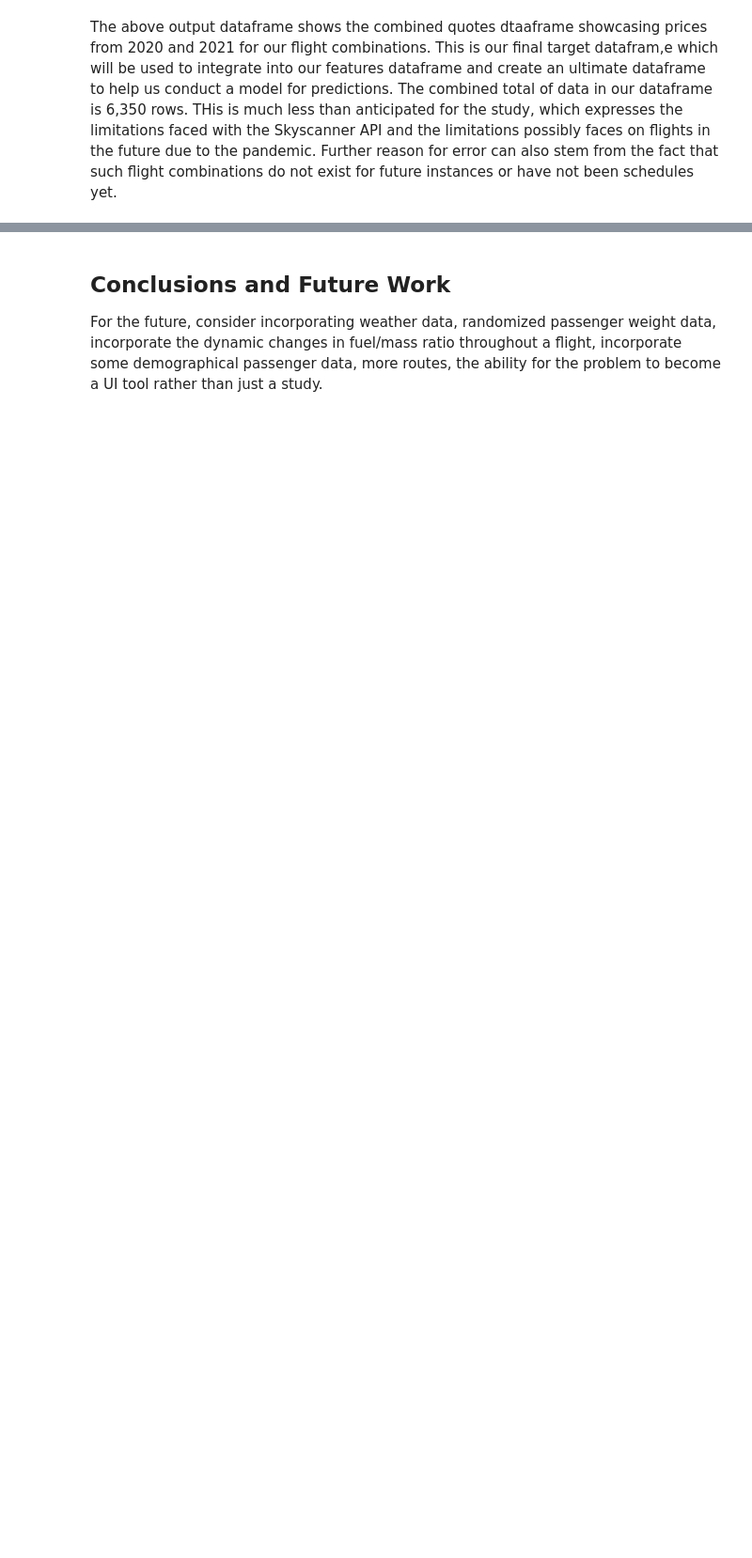
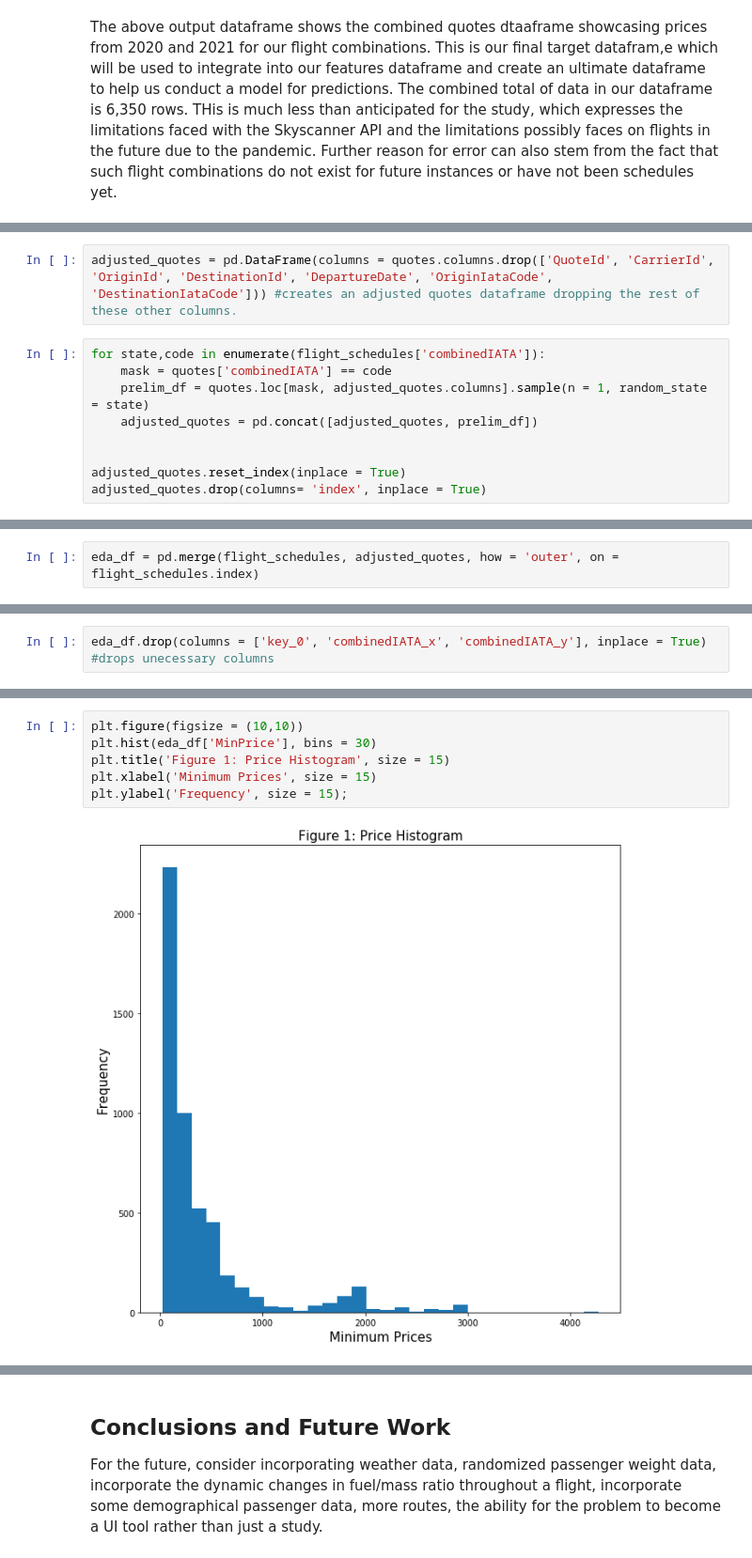
Before and after one commit to chriskuz/ga_capstone, a Jupyter notebook: code/project_notebook.ipynb, the cells around one changed output, grey strips where cells are left out. Shown at 94% size. Drawn from its saved outputs; the diff is of its cells as text; blank space fills up the shorter version.

Commit message:
Made some models and some plots. Eliminated information not directly ready for the study.

```diff
--- a/code/project_notebook.ipynb
+++ b/code/project_notebook.ipynb
@@ -1206,0 +1053,11 @@ quotes
+# %%
+adjusted_quotes = pd.DataFrame(columns = quotes.columns.drop(['QuoteId', 'CarrierId', 'OriginId', 'DestinationId', 'DepartureDate', 'OriginIataCode', 'DestinationIataCode'])) #creates an adjusted quotes dataframe dropping the rest of these other columns.
+# %%
+for state,code in enumerate(flight_schedules['combinedIATA']):
+    mask = quotes['combinedIATA'] == code
+    prelim_df = quotes.loc[mask, adjusted_quotes.columns].sample(n = 1, random_state = state)
+    adjusted_quotes = pd.concat([adjusted_quotes, prelim_df])
+
+
+adjusted_quotes.reset_index(inplace = True)
+adjusted_quotes.drop(columns= 'index', inplace = True)
@@ -1206,0 +1080,2 @@ quotes
+# %%
+eda_df = pd.merge(flight_schedules, adjusted_quotes, how = 'outer', on = flight_schedules.index)
@@ -1206,0 +1100,2 @@ quotes
+# %%
+eda_df.drop(columns = ['key_0', 'combinedIATA_x', 'combinedIATA_y'], inplace = True) #drops unecessary columns
@@ -1206,0 +1117,8 @@ quotes
+# %%
+plt.figure(figsize = (10,10))
+plt.hist(eda_df['MinPrice'], bins = 30)
+plt.title('Figure 1: Price Histogram', size = 15)
+plt.xlabel('Minimum Prices', size = 15)
+plt.ylabel('Frequency', size = 15);
+# %% [output]
+[figure, added]
```
Also changed, not shown: parts of 74 cells of this notebook, 1 other file.
